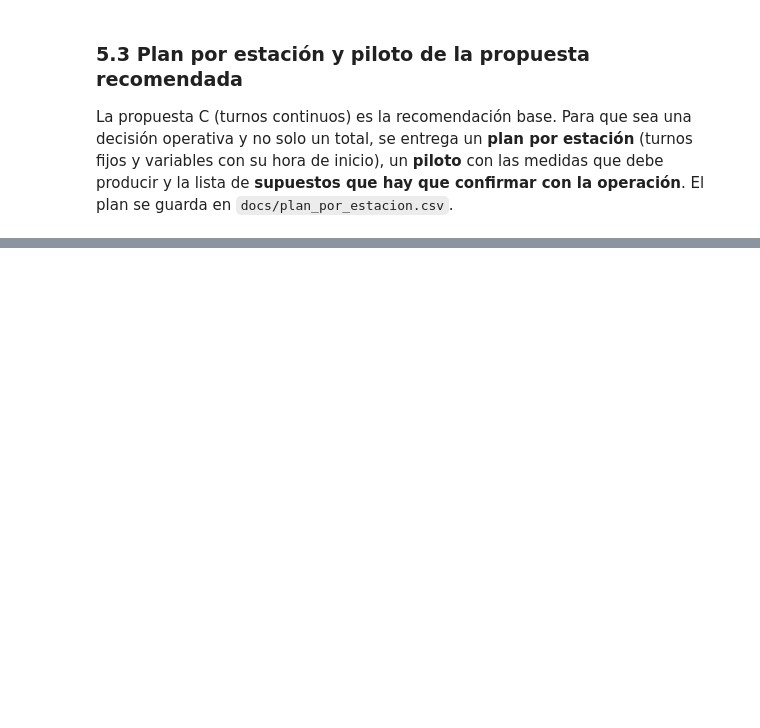
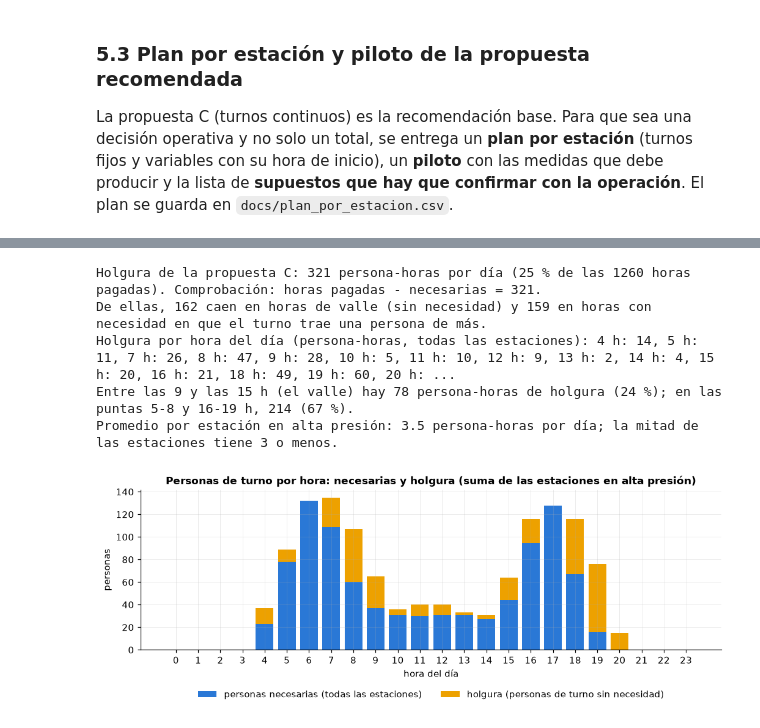
Before and after one commit to Juansanm21/transmilenio-perfiles-demanda, a Jupyter notebook: notebooks/04_ranking_y_personal_de_apoyo.ipynb, the cells around one changed output, grey strips where cells are left out. Drawn from its saved outputs; the diff is of its cells as text; code cells hidden in the pictures; blank space fills up the shorter version.

```diff
--- a/notebooks/04_ranking_y_personal_de_apoyo.ipynb
+++ b/notebooks/04_ranking_y_personal_de_apoyo.ipynb
@@ -1267,0 +1273,33 @@ Plan de las 15 estaciones prioritarias: 37 turnos fijos y 77 variables por día
+# %%
+# QUÉ HACE: calcula la holgura de los turnos continuos de cada estación (personas de turno menos personas necesarias, hora a hora) y la separa en horas de valle (nadie se necesita) y horas con necesidad.
+# CÓMO: usa los turnos de la propuesta C (celda 5.2): en_f + en_v son las personas de turno en cada hora y n las necesarias; la holgura es la diferencia, siempre positiva o cero.
+# QUÉ MIRAR: cuántas persona-horas de holgura hay por día, a qué horas del día se concentran y qué estaciones tienen más.
+hol = {c: (t['en_f'] + t['en_v']) - t['n'] for c, t in turnos.items()}
+hol_h = pd.DataFrame(hol).T                                                                      # estación x hora: personas de turno sin necesidad
+nec_h = pd.DataFrame({c: t['n'] for c, t in turnos.items()}).T
+valle_h = hol_h.where(nec_h == 0, 0)                                                             # horas en que nadie se necesita y hay personal de turno
+SOB = int(hol_h.values.sum())
+print(f"Holgura de la propuesta C: {SOB} persona-horas por día ({SOB / HP * 100:.0f} % de las {HP} horas pagadas). Comprobación: horas pagadas - necesarias = {HP - HN}.")
+print(f"De ellas, {int(valle_h.values.sum())} caen en horas de valle (sin necesidad) y {SOB - int(valle_h.values.sum())} en horas con necesidad en que el turno trae una persona de más.")
+hh = hol_h.sum(axis=0); print('Holgura por hora del día (persona-horas, todas las estaciones):', ', '.join(f"{h} h: {int(v)}" for h, v in hh.items() if v > 0))
+print(f"Entre las 9 y las 15 h (el valle) hay {int(hh.loc[9:15].sum())} persona-horas de holgura ({hh.loc[9:15].sum() / SOB * 100:.0f} %); en las puntas 5-8 y 16-19 h, {int(hh.loc[5:8].sum() + hh.loc[16:19].sum())} ({(hh.loc[5:8].sum() + hh.loc[16:19].sum()) / SOB * 100:.0f} %).")
+print(f"Promedio por estación en alta presión: {SOB / len(hol_h):.1f} persona-horas por día; la mitad de las estaciones tiene {hol_h.sum(axis=1).median():.0f} o menos.")
+fig, ax = plt.subplots(figsize=(9.5, 3.8))
+h = np.arange(24)
+ax.bar(h, nec_h.sum(axis=0), color='#2a78d6', label='personas necesarias (todas las estaciones)')
+ax.bar(h, hol_h.sum(axis=0), bottom=nec_h.sum(axis=0), color='#eda100', label='holgura (personas de turno sin necesidad)')
+ax.set_xticks(h); ax.set_xlabel('hora del día'); ax.set_ylabel('personas'); ax.legend(loc='upper center', bbox_to_anchor=(0.5, -0.2), ncol=2)
+ax.set_title('Personas de turno por hora: necesarias y holgura (suma de las estaciones en alta presión)')
+plt.tight_layout(); plt.savefig(FIGS / '04_holgura_por_hora.png', dpi=150, bbox_inches='tight'); plt.show()
+tab_h = pd.DataFrame({'estación': [est.loc[c, 'nombre'].split(' - ')[0][:26] for c in hol_h.index], 'holgura (persona-horas al día)': hol_h.sum(axis=1).values,
+                      'de ellas en horas de valle': valle_h.sum(axis=1).values, 'horas con alguna persona libre': (hol_h > 0).sum(axis=1).values,
+                      'horas pagadas al día': tt.loc[hol_h.index, 'horas_pagadas'].values, 'holgura (% de lo pagado)': (hol_h.sum(axis=1).values / tt.loc[hol_h.index, 'horas_pagadas'].values * 100).round(0)}, index=hol_h.index)
+tab_h = tab_h.sort_values('holgura (persona-horas al día)', ascending=False)
+display(tab_h.head(15).set_index('estación'))
+# %% [output]
+Holgura de la propuesta C: 321 persona-horas por día (25 % de las 1260 horas pagadas). Comprobación: horas pagadas - necesarias = 321.
+De ellas, 162 caen en horas de valle (sin necesidad) y 159 en horas con necesidad en que el turno trae una persona de más.
+Holgura por hora del día (persona-horas, todas las estaciones): 4 h: 14, 5 h: 11, 7 h: 26, 8 h: 47, 9 h: 28, 10 h: 5, 11 h: 10, 12 h: 9, 13 h: 2, 14 h: 4, 15 h: 20, 16 h: 21, 18 h: 49, 19 h: 60, 20 h: ...
+Entre las 9 y las 15 h (el valle) hay 78 persona-horas de holgura (24 %); en las puntas 5-8 y 16-19 h, 214 (67 %).
+Promedio por estación en alta presión: 3.5 persona-horas por día; la mitad de las estaciones tiene 3 o menos.
+[figure, added]
```
Also changed, not shown: parts of 8 cells of this notebook, 2 other files.
